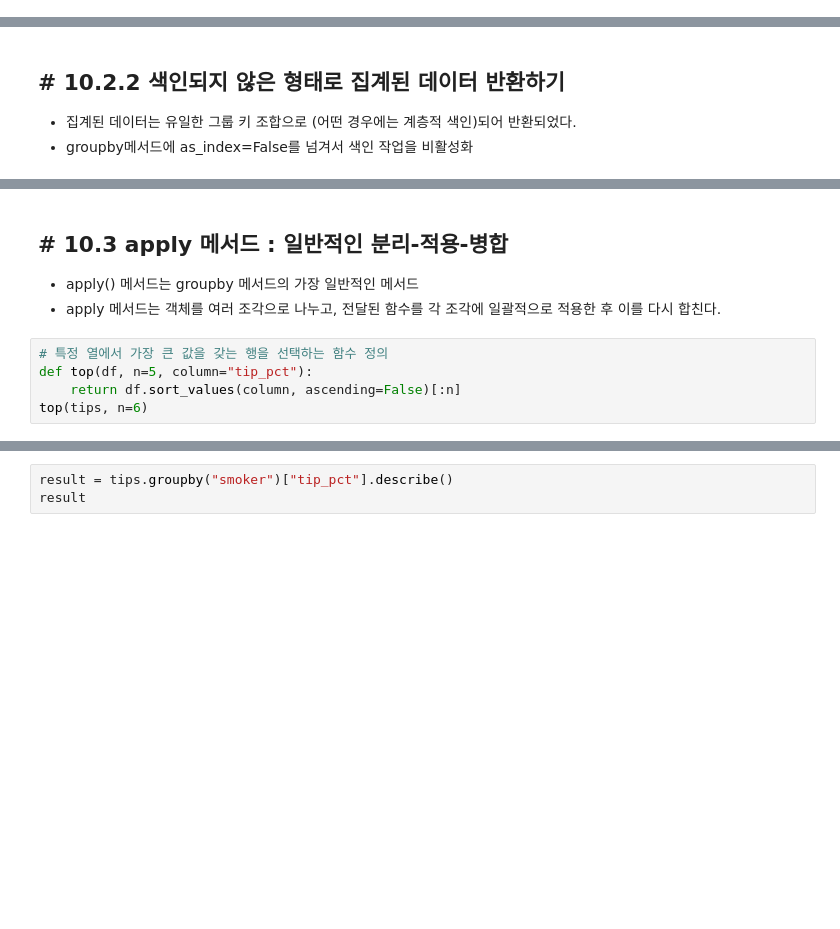
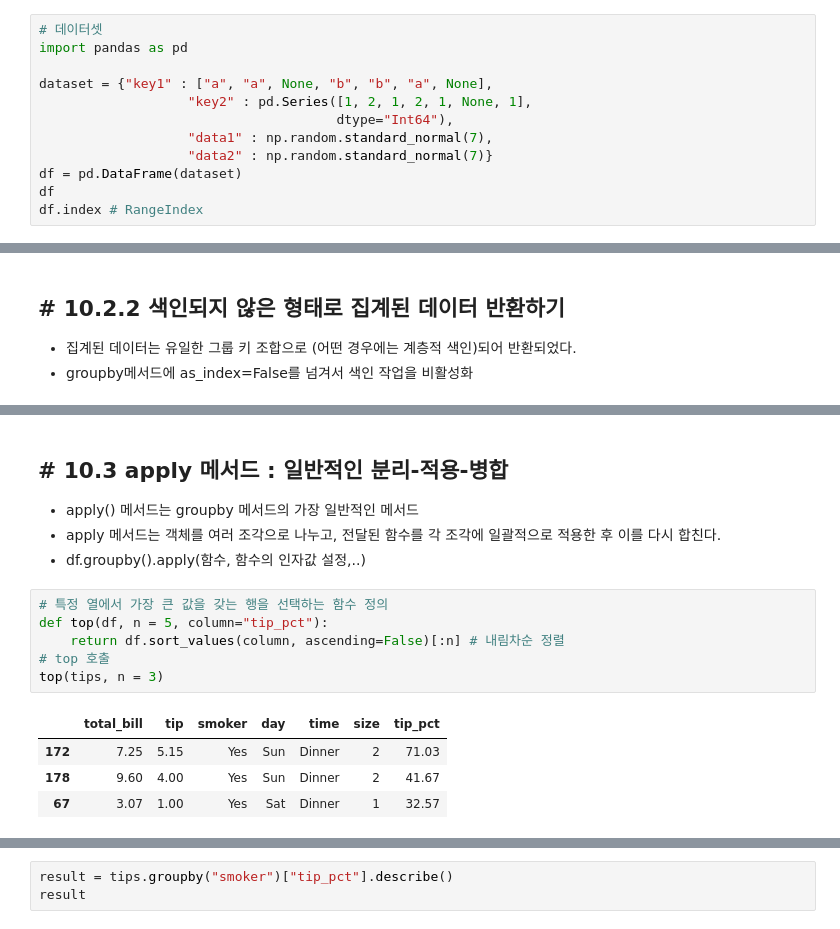
Before and after one commit to ThubanA1pha/python_basic_2, a Jupyter notebook: data_analysis_05_01_class.ipynb, the cells around one changed output, grey strips where cells are left out. Drawn from its saved outputs; the diff is of its cells as text; blank space fills up the shorter version.

```diff
--- a/data_analysis_05_01_class.ipynb
+++ b/data_analysis_05_01_class.ipynb
@@ -531,3 +598,15 @@ df
 | 4 | b | 1 | -1.062330 | -0.642437 |
 | 5 | a | <NA> | 0.237372 | 1.040179 |
 | 6 | None | 1 | 0.000957 | -1.082922 |
+# %%
+# 데이터셋
+import pandas as pd
+
+dataset = {"key1" : ["a", "a", None, "b", "b", "a", None],
+                   "key2" : pd.Series([1, 2, 1, 2, 1, None, 1],
+                                      dtype="Int64"),
+                   "data1" : np.random.standard_normal(7),
+                   "data2" : np.random.standard_normal(7)}
+df = pd.DataFrame(dataset)
+df
+df.index # RangeIndex
@@ -587,9 +747,16 @@ grouped.mean(numeric_only=True)
 ## # 10.3 apply 메서드 : 일반적인 분리-적용-병합
 * apply() 메서드는 groupby 메서드의 가장 일반적인 메서드
 * apply 메서드는 객체를 여러 조각으로 나누고, 전달된 함수를 각 조각에 일괄적으로 적용한 후 이를 다시 합친다.
+* df.groupby().apply(함수, 함수의 인자값 설정,..)
 # %%
 # 특정 열에서 가장 큰 값을 갖는 행을 선택하는 함수 정의
-def top(df, n=5, column="tip_pct"):
-    return df.sort_values(column, ascending=False)[:n]
-top(tips, n=6)
+def top(df, n = 5, column="tip_pct"):
+    return df.sort_values(column, ascending=False)[:n] # 내림차순 정렬
+# top 호출
+top(tips, n = 3)
+# %% [output]
+|  | total_bill | tip | smoker | day | time | size | tip_pct |
+| 172 | 7.25 | 5.15 | Yes | Sun | Dinner | 2 | 71.03 |
+| 178 | 9.60 | 4.00 | Yes | Sun | Dinner | 2 | 41.67 |
+| 67 | 3.07 | 1.00 | Yes | Sat | Dinner | 1 | 32.57 |
 # %%
```
Also changed, not shown: parts of 23 cells of this notebook.
